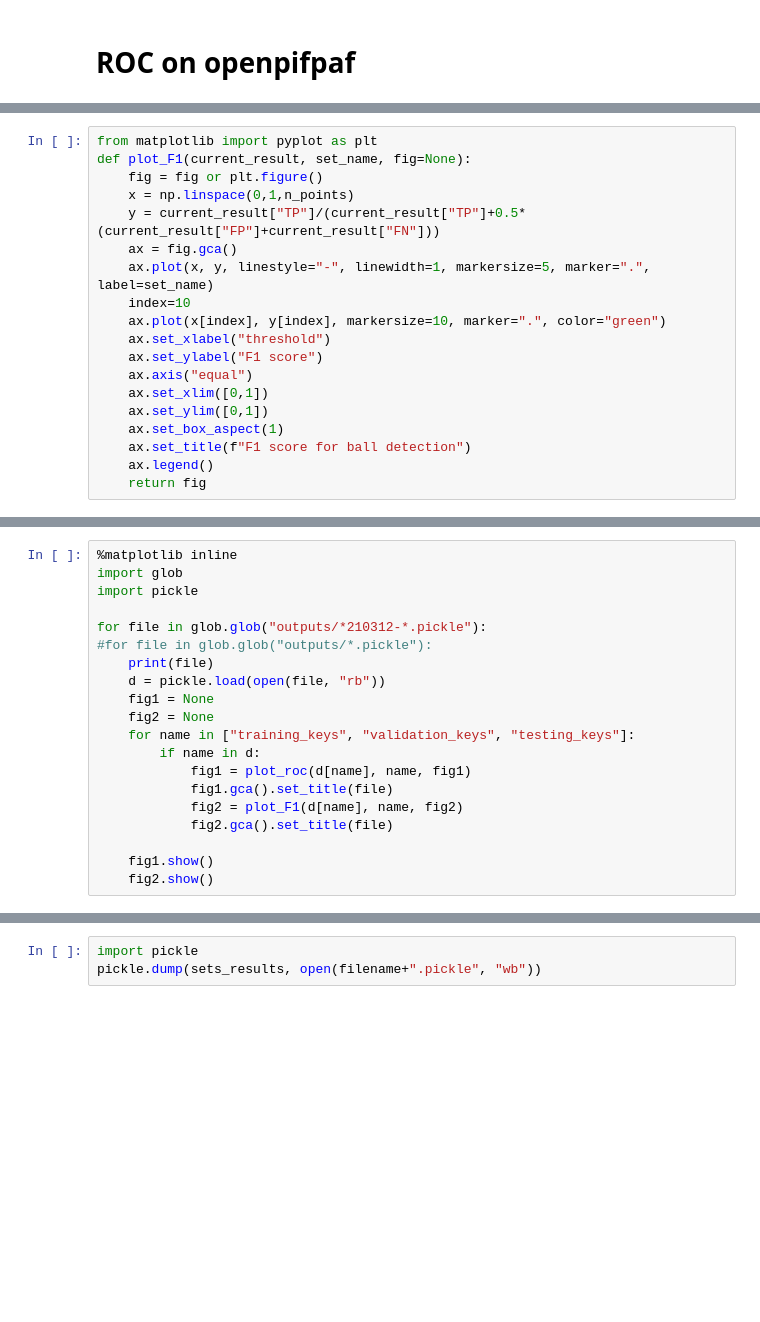
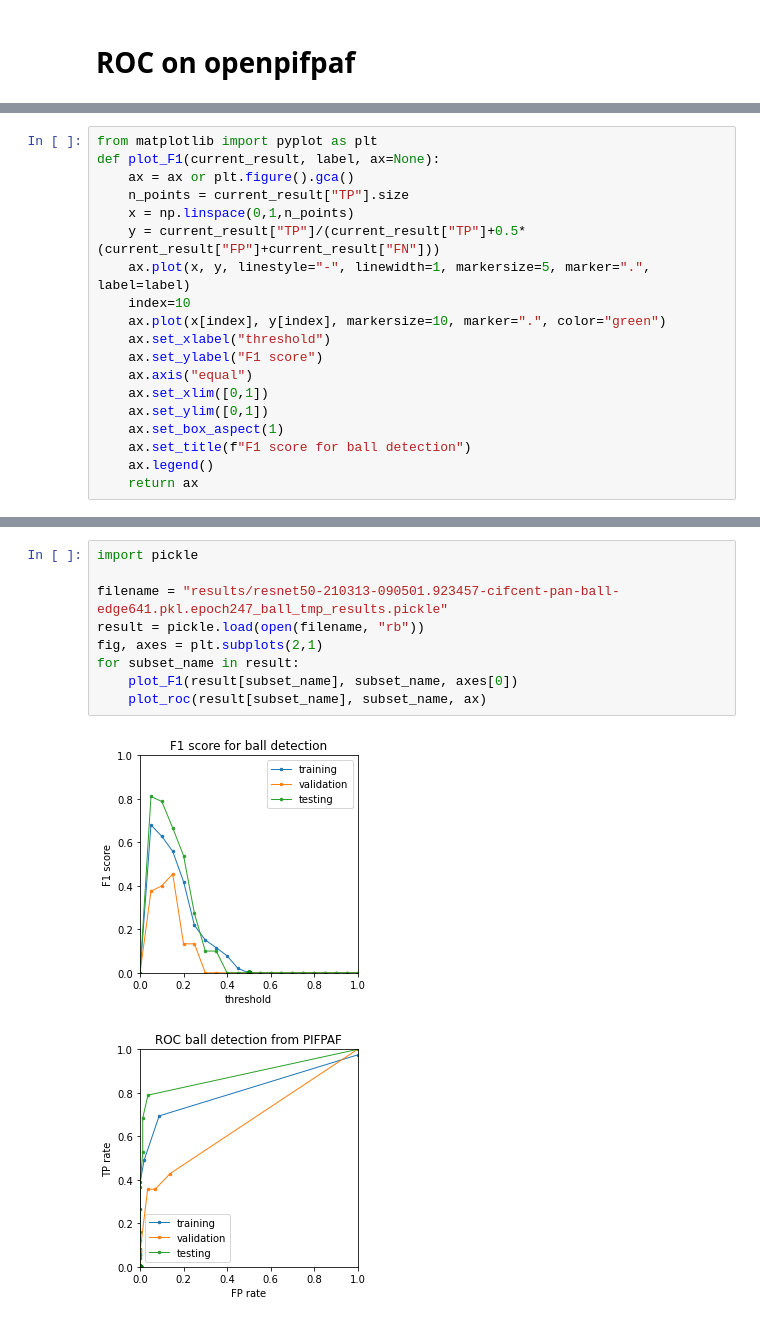
Before and after one commit to openpifpaf/openpifpaf, a Jupyter notebook: ROC_ball.ipynb, the cells around one changed output, grey strips where cells are left out. Saved outputs shown, nothing was run; the diff lists cells and outputs as text; blank space fills up the shorter version.

```diff
--- a/ROC_ball.ipynb
+++ b/ROC_ball.ipynb
@@ -143,11 +23,11 @@ def plot_roc(current_result, set_name, fig=None):
 # %%
 from matplotlib import pyplot as plt
-def plot_F1(current_result, set_name, fig=None):
-    fig = fig or plt.figure()
+def plot_F1(current_result, label, ax=None):
+    ax = ax or plt.figure().gca()
+    n_points = current_result["TP"].size
     x = np.linspace(0,1,n_points)
     y = current_result["TP"]/(current_result["TP"]+0.5*(current_result["FP"]+current_result["FN"]))
-    ax = fig.gca()
-    ax.plot(x, y, linestyle="-", linewidth=1, markersize=5, marker=".", label=set_name)
+    ax.plot(x, y, linestyle="-", linewidth=1, markersize=5, marker=".", label=label)
     index=10
     ax.plot(x[index], y[index], markersize=10, marker=".", color="green")
     ax.set_xlabel("threshold")
@@ -158,4 +38,4 @@ def plot_F1(current_result, set_name, fig=None):
     ax.set_box_aspect(1)
     ax.set_title(f"F1 score for ball detection")
     ax.legend()
-    return fig
+    return ax
@@ -262,20 +41,0 @@ NotebookApp.rate_limit_window=3.0 (secs)
-# %%
-%matplotlib inline
-import glob
-import pickle
-
-for file in glob.glob("outputs/*210312-*.pickle"):
-#for file in glob.glob("outputs/*.pickle"):
-    print(file)
-    d = pickle.load(open(file, "rb"))
-    fig1 = None
-    fig2 = None
-    for name in ["training_keys", "validation_keys", "testing_keys"]:
-        if name in d:
-            fig1 = plot_roc(d[name], name, fig1)
-            fig1.gca().set_title(file)
-            fig2 = plot_F1(d[name], name, fig2)
-            fig2.gca().set_title(file)
-
-    fig1.show()
-    fig2.show()
@@ -309,3 +42,12 @@ outputs/shufflenetv2k16w-210312-083632.350504-ball-edge641.pkl.log.pickle
-# %%
-import pickle
-pickle.dump(sets_results, open(filename+".pickle", "wb"))
+# %%
+import pickle
+
+filename = "results/resnet50-210313-090501.923457-cifcent-pan-ball-edge641.pkl.epoch247_ball_tmp_results.pickle"
+result = pickle.load(open(filename, "rb"))
+fig, axes = plt.subplots(2,1)
+for subset_name in result:
+    plot_F1(result[subset_name], subset_name, axes[0])
+    plot_roc(result[subset_name], subset_name, ax)
+# %% [output]
+[figure, added]
+[figure, added]
```
Also changed, not shown: parts of 9 cells of this notebook, 1 other file.
